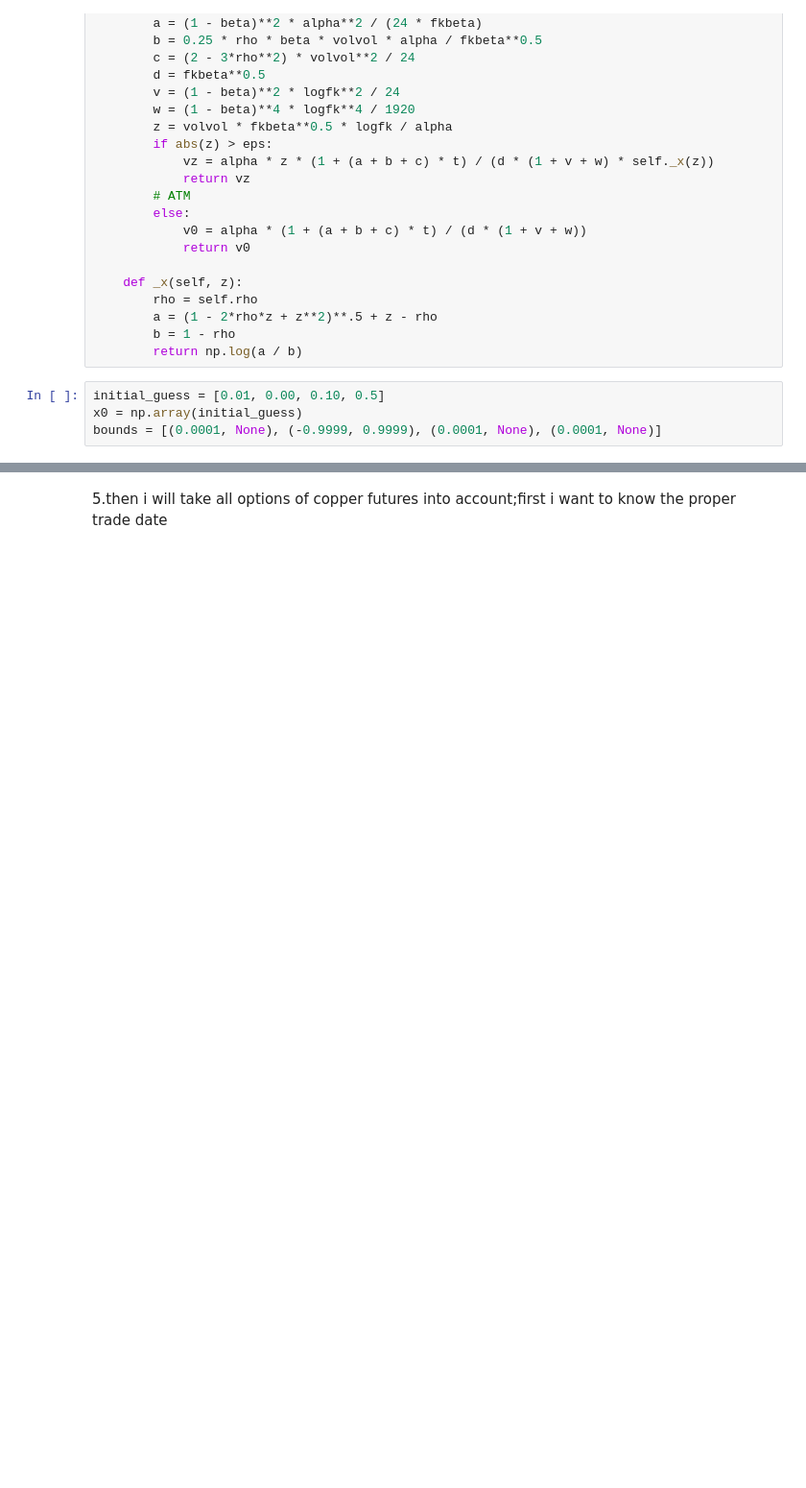
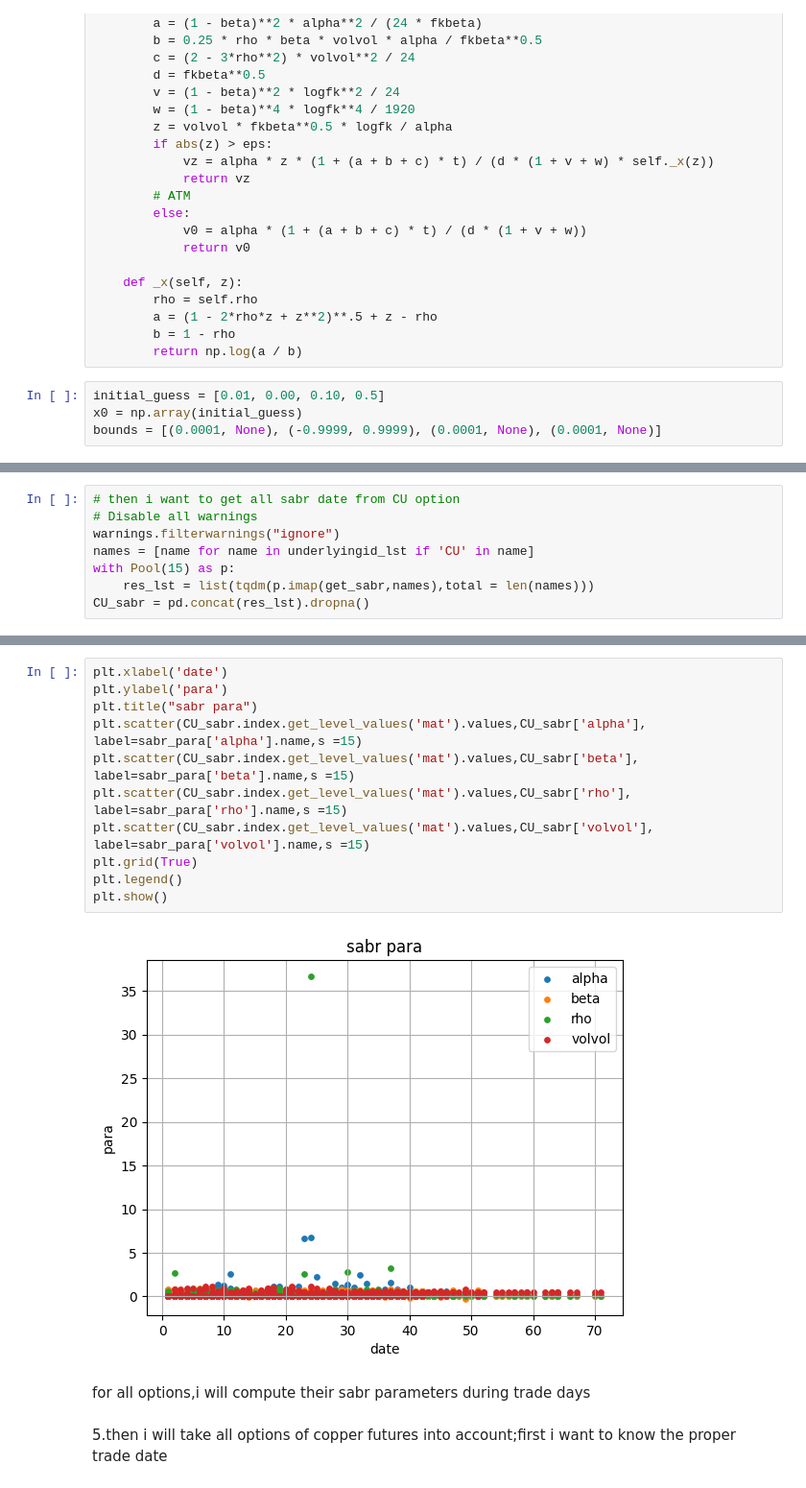
Before and after one commit to alvinonmars/Quantitative-internship, a Jupyter notebook: 毕业设计/code/predict.ipynb, the cells around one changed output, grey strips where cells are left out. Shown at 96% size. Cells and saved outputs as stored; diff of their text form; blank space fills up the shorter version.

```diff
--- a/毕业设计/code/predict.ipynb
+++ b/毕业设计/code/predict.ipynb
@@ -380,0 +360,8 @@ plt.show()
+# %%
+# then i want to get all sabr date from CU option
+# Disable all warnings
+warnings.filterwarnings("ignore")
+names = [name for name in underlyingid_lst if 'CU' in name]
+with Pool(15) as p:
+    res_lst = list(tqdm(p.imap(get_sabr,names),total = len(names)))
+CU_sabr = pd.concat(res_lst).dropna()
@@ -381,3 +376,18 @@ plt.show()
+# %%
+plt.xlabel('date')
+plt.ylabel('para')
+plt.title("sabr para")
+plt.scatter(CU_sabr.index.get_level_values('mat').values,CU_sabr['alpha'], label=sabr_para['alpha'].name,s =15)
+plt.scatter(CU_sabr.index.get_level_values('mat').values,CU_sabr['beta'], label=sabr_para['beta'].name,s =15)
+plt.scatter(CU_sabr.index.get_level_values('mat').values,CU_sabr['rho'], label=sabr_para['rho'].name,s =15)
+plt.scatter(CU_sabr.index.get_level_values('mat').values,CU_sabr['volvol'], label=sabr_para['volvol'].name,s =15)
+plt.grid(True)
+plt.legend()
+plt.show()
+# %% [output]
+[figure, added]
+# %% [markdown]
+for all options,i will compute their sabr parameters during trade days
 # %% [markdown]
 5.then i will take all options of copper futures into account;first i want to know the proper trade date
 # %% [markdown]
```
Also changed, not shown: parts of 52 cells of this notebook, 8 other files.
